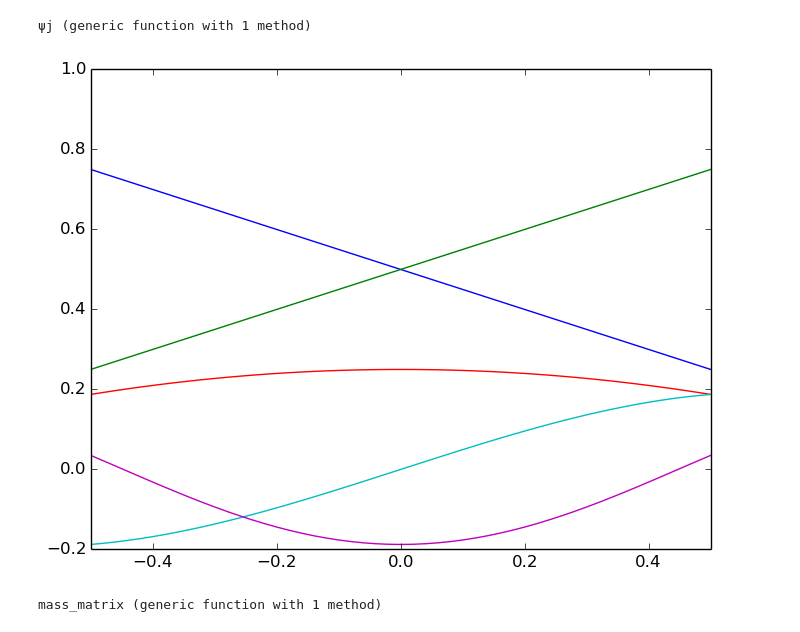
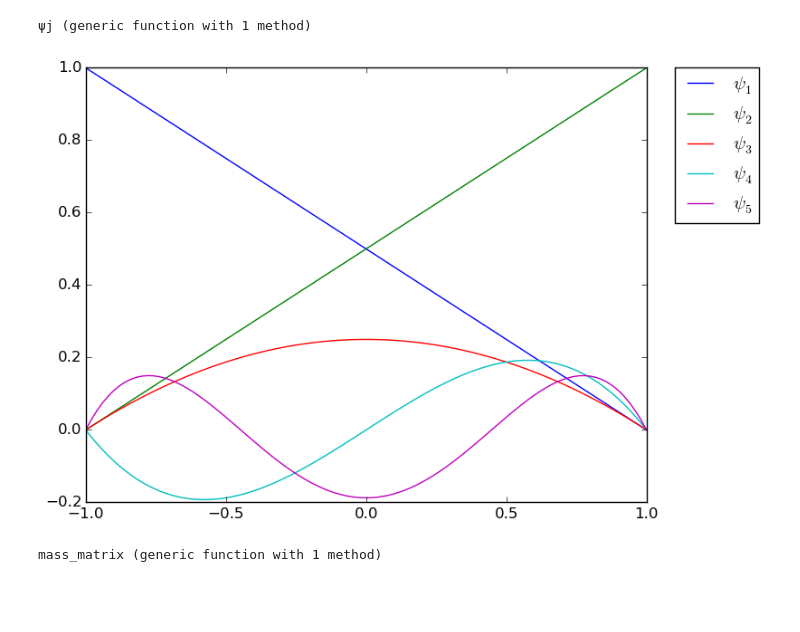
Before and after one commit to augustot2/monografia, a Jupyter notebook: src/codes/finite elements and spectral method.ipynb, the cells around one changed output. Drawn from its saved outputs; the diff is of its cells as text; code cells hidden in the pictures; blank space fills up the shorter version.

```diff
--- a/src/codes/finite elements and spectral method.ipynb
+++ b/src/codes/finite elements and spectral method.ipynb
@@ -16,12 +21,12 @@ end
 # %%
 xx = linspace(-1,1,101)
 
 for i in 1:5
-    plot(xx,[ψj(i,xx,0) for xx in xx]);
-    xlim(-.5,.5);
+    plot(xx,[ψj(i,xx,0) for xx in xx],label = "\$ \\psi_$i \$");
+    legend(bbox_to_anchor=(1.05, 1), loc=2, borderaxespad=0.)
 end
 # %% [output]
-[figure, old version]
+[figure, new version]
 # %%
 mass_matrix(a,b) = [(b^3 - a^3)/2 (-3*a^4 + 2*a^2 + 3*b^4 - 2*b^2)/8;
                     (-3*a^4 + 2*a^2 + 3*b^4 - 2*b^2)/8  (b^3 - a^3)/2]
```
Also changed, not shown: parts of 2 cells of this notebook, 14 other files.
